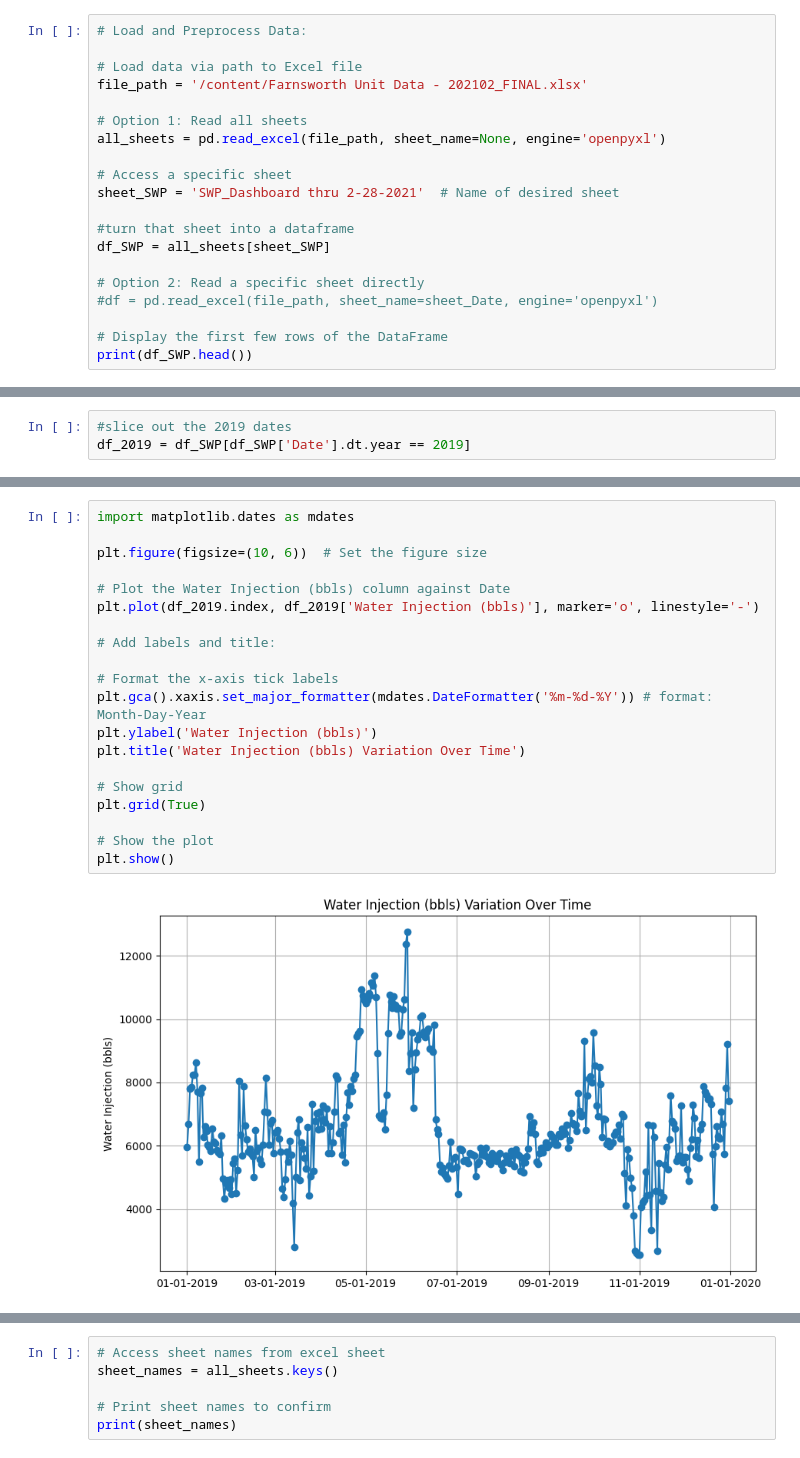
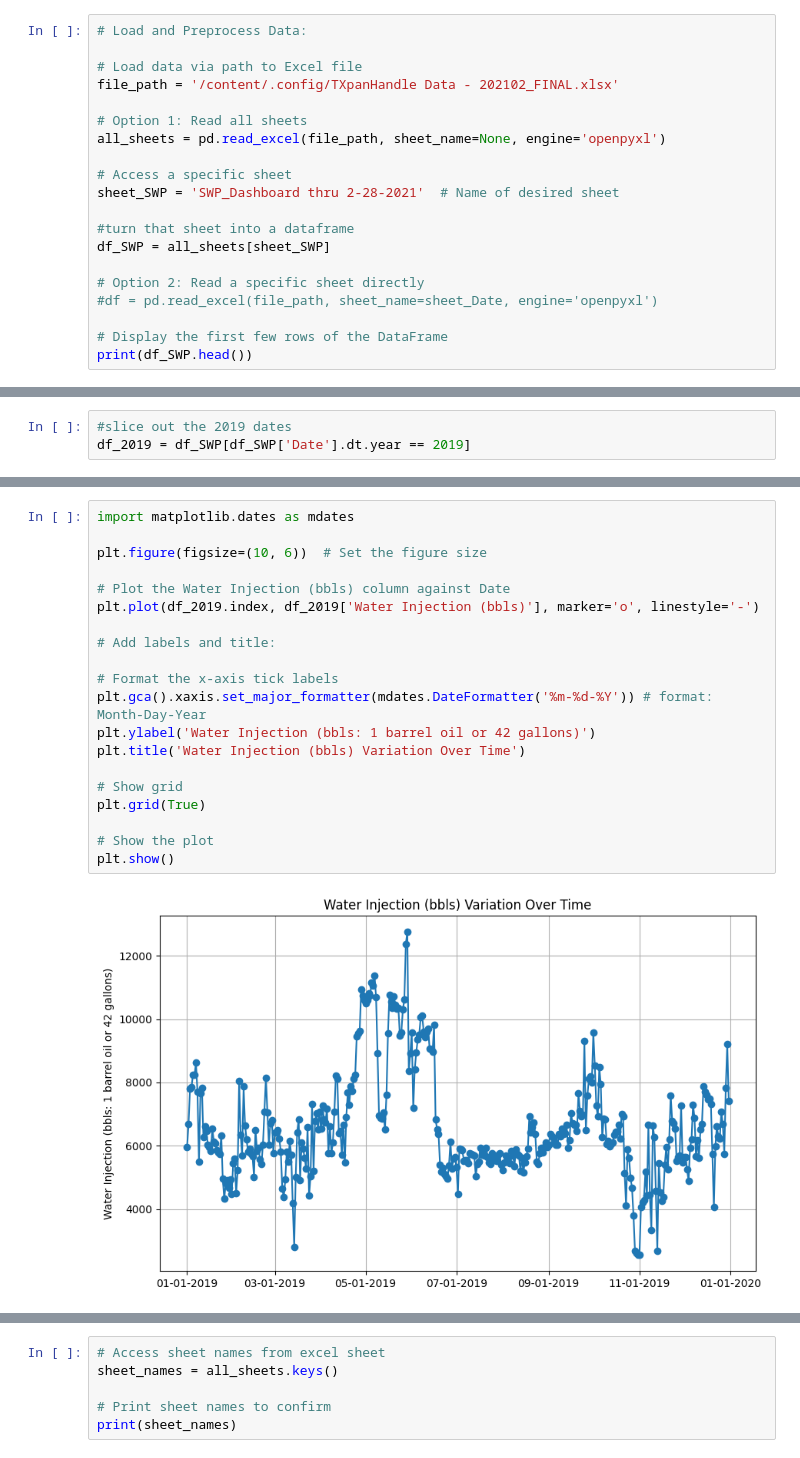
Before and after one commit to DrMelissaFranklin/Docker.dsub, a Jupyter notebook: Capstone_CO2_Sequestration_project.ipynb, the cells around one changed output, grey strips where cells are left out. Saved outputs shown, nothing was run; the diff lists cells and outputs as text.

```diff
--- a/Capstone_CO2_Sequestration_project.ipynb
+++ b/Capstone_CO2_Sequestration_project.ipynb
@@ -48,7 +48,7 @@ import openpyxl
 # Load and Preprocess Data:
 
 # Load data via path to Excel file
-file_path = '/content/Farnsworth Unit Data - 202102_FINAL.xlsx'
+file_path = '/content/.config/TXpanHandle Data - 202102_FINAL.xlsx'
 
 # Option 1: Read all sheets
 all_sheets = pd.read_excel(file_path, sheet_name=None, engine='openpyxl')
@@ -123,25 +123,25 @@ memory usage: 31.4 KB
 # %%
 import matplotlib.dates as mdates
 
 plt.figure(figsize=(10, 6))  # Set the figure size
 
 # Plot the Water Injection (bbls) column against Date
 plt.plot(df_2019.index, df_2019['Water Injection (bbls)'], marker='o', linestyle='-')
 
 # Add labels and title:
 
 # Format the x-axis tick labels
 plt.gca().xaxis.set_major_formatter(mdates.DateFormatter('%m-%d-%Y')) # format: Month-Day-Year
-plt.ylabel('Water Injection (bbls)')
+plt.ylabel('Water Injection (bbls: 1 barrel oil or 42 gallons)')
 plt.title('Water Injection (bbls) Variation Over Time')
 
 # Show grid
 plt.grid(True)
 
 # Show the plot
 plt.show()
 # %% [output]
-[figure, old version]
+[figure, new version]
 # %%
 # Access the specific sheet called "Well Tests"
 sheet_wells = 'Well Tests'
```
Also changed, not shown: parts of 8 cells of this notebook.
